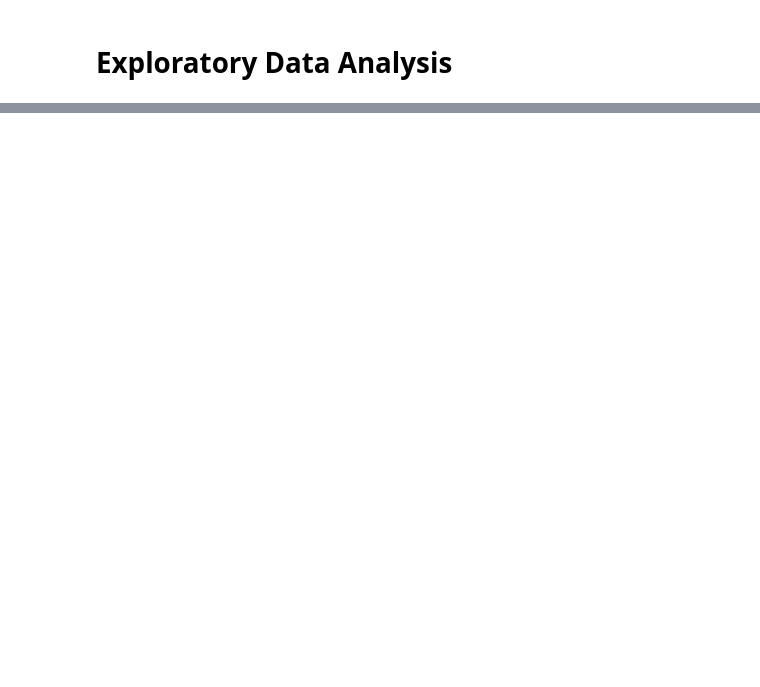
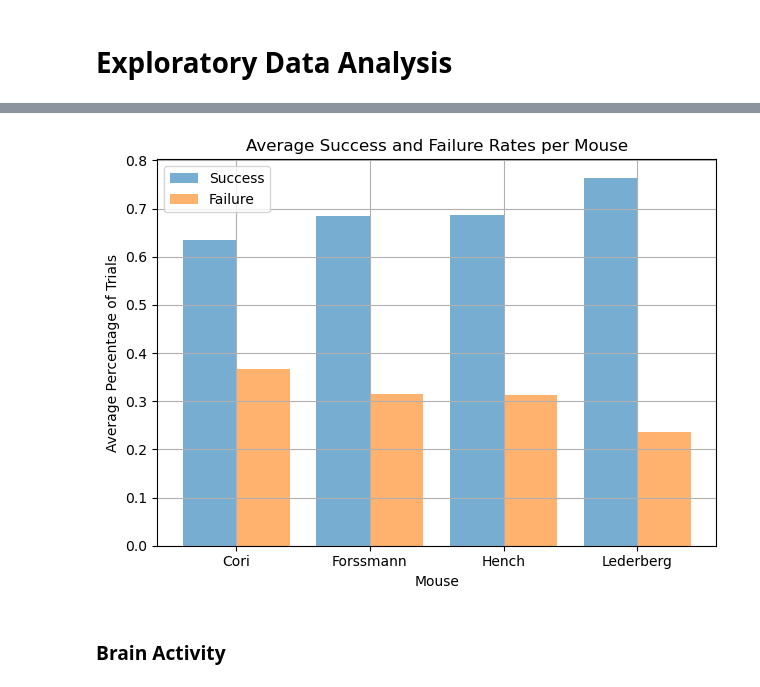
Before and after one commit to CodyVig/predictive-modeling-py, a Jupyter notebook: exploratory_data_analysis.ipynb, the cells around one changed output, grey strips where cells are left out. Saved outputs shown, nothing was run; the diff lists cells and outputs as text; code cells hidden in the pictures; blank space fills up the shorter version.

```diff
--- a/exploratory_data_analysis.ipynb
+++ b/exploratory_data_analysis.ipynb
@@ -115,0 +93,34 @@ cori_trial_1.spikes.get("Trial 1").head()
+# %%
+bar_width = 0.4
+num_mice = len(mice)
+x = np.arange(num_mice)
+
+success_rates = []
+failure_rates = []
+
+for mouse in mice:
+    success = np.mean(
+        [sum(session.feedback_type == 1) / len(session.feedback_type) for session in mouse]
+    )
+    failure = np.mean(
+        [sum(session.feedback_type == -1) / len(session.feedback_type) for session in mouse]
+    )
+    success_rates.append(success)
+    failure_rates.append(failure)
+
+plt.bar(x - bar_width/2, success_rates, width=bar_width, label='Success', alpha=0.6)
+plt.bar(x + bar_width/2, failure_rates, width=bar_width, label='Failure', alpha=0.6)
+
+plt.xlabel('Mouse')
+plt.ylabel('Average Percentage of Trials')
+plt.title('Average Success and Failure Rates per Mouse')
+plt.xticks(x, [mouse[0].mouse_name for mouse in mice])
+plt.legend()
+plt.tight_layout()
+plt.grid()
+plt.savefig('./figures/success_failure_rates.png')
+plt.show()
+# %% [output]
+[figure, added]
+# %% [markdown]
+### Brain Activity
```
Also changed, not shown: parts of 27 cells of this notebook, 16 other files.
